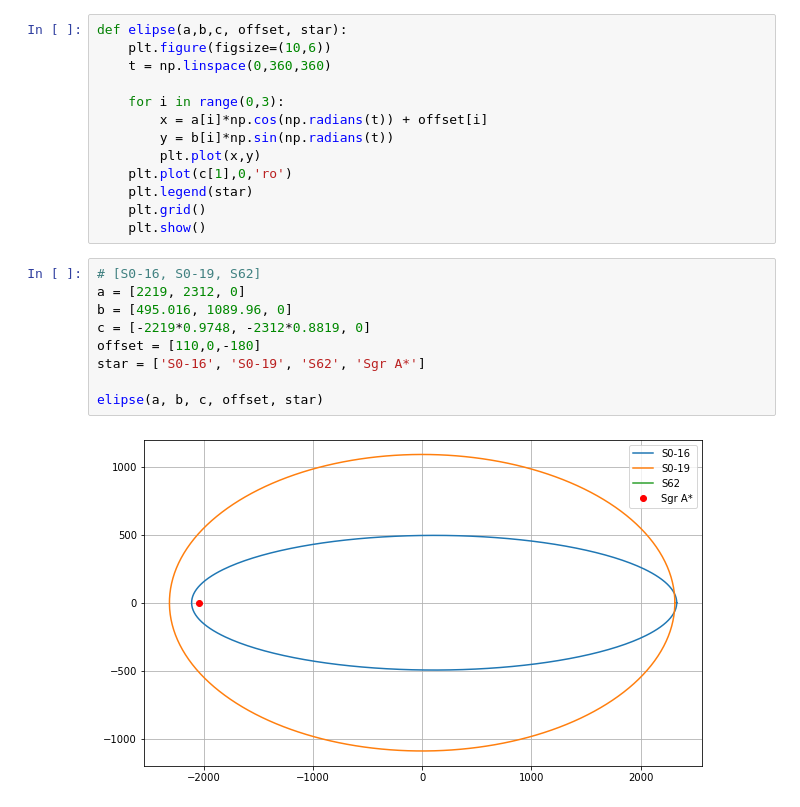
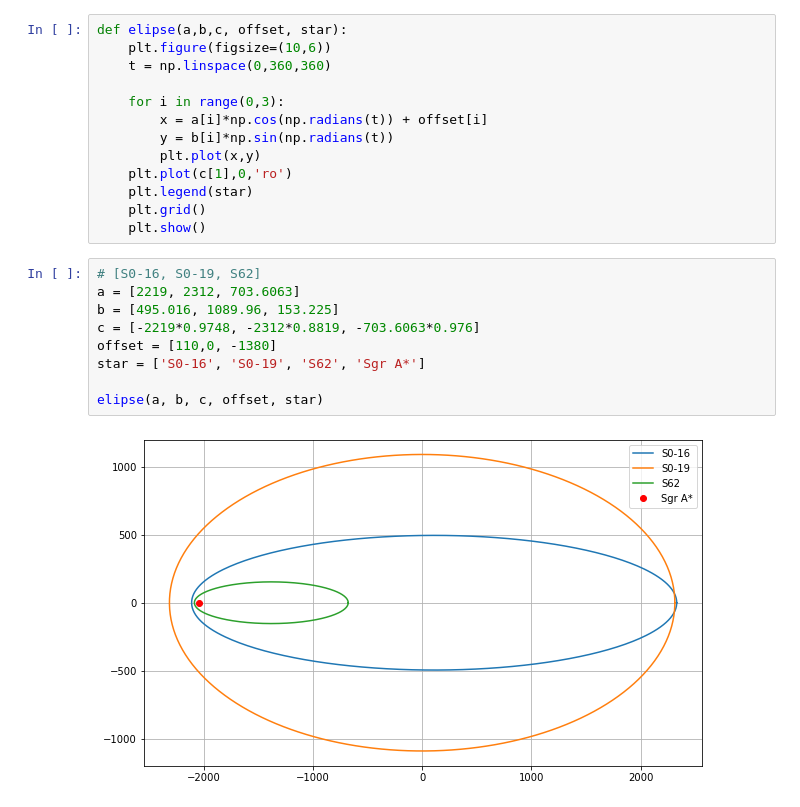
Before and after one commit to satelerd/Stars-Orbits-Generator, a Jupyter notebook: orbit-generator.ipynb, the cells around one changed output. Drawn from its saved outputs; the diff is of its cells as text.

```diff
--- a/orbit-generator.ipynb
+++ b/orbit-generator.ipynb
@@ -16,12 +16,12 @@ def elipse(a,b,c, offset, star):
     plt.show()
 # %%
 # [S0-16, S0-19, S62]
-a = [2219, 2312, 0]
-b = [495.016, 1089.96, 0]
-c = [-2219*0.9748, -2312*0.8819, 0]
-offset = [110,0,-180]
+a = [2219, 2312, 703.6063]
+b = [495.016, 1089.96, 153.225]
+c = [-2219*0.9748, -2312*0.8819, -703.6063*0.976]
+offset = [110,0, -1380]
 star = ['S0-16', 'S0-19', 'S62', 'Sgr A*']
 
 elipse(a, b, c, offset, star)
 # %% [output]
-[figure, old version]
+[figure, new version]
```
Also changed, not shown: 1 other file.
